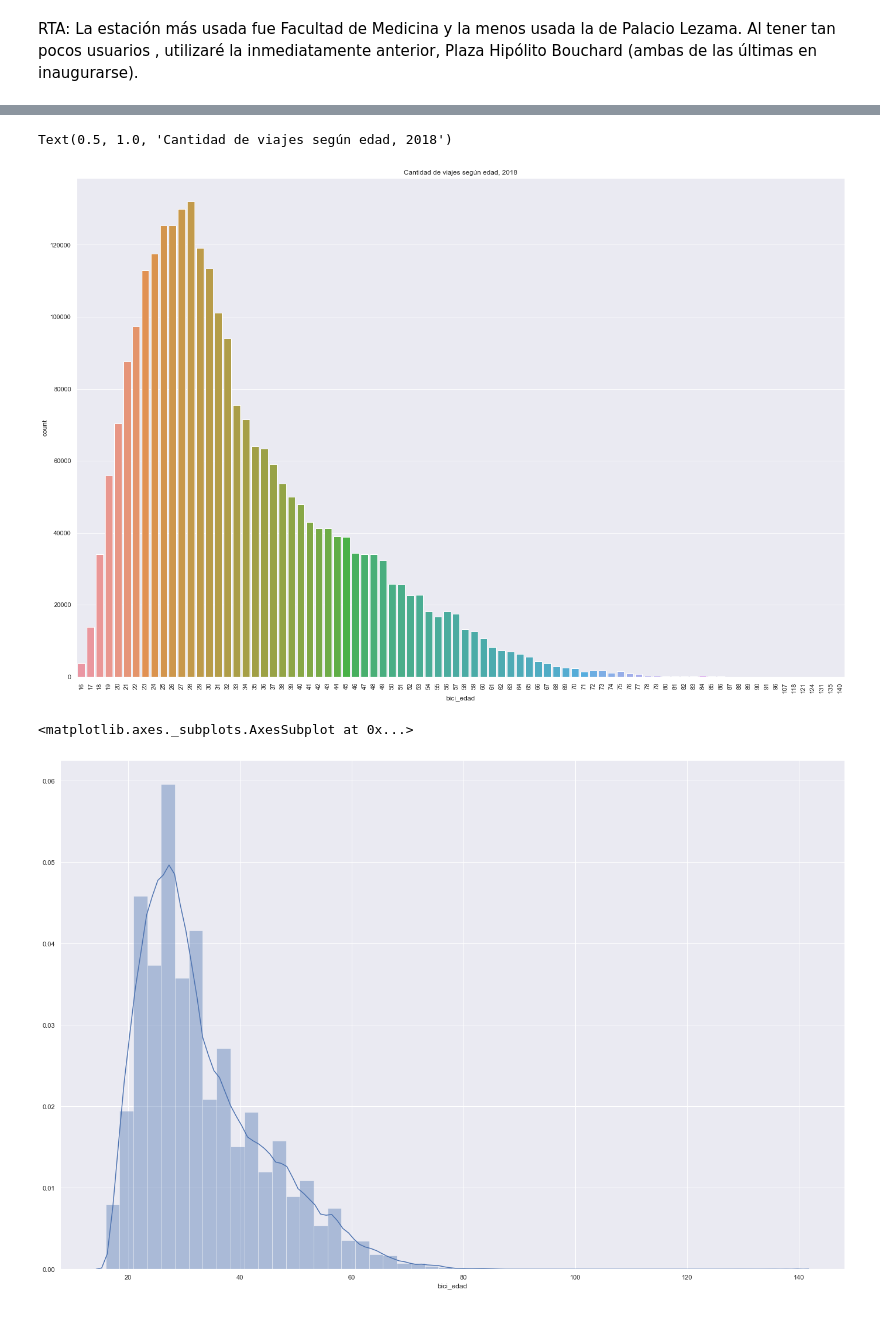
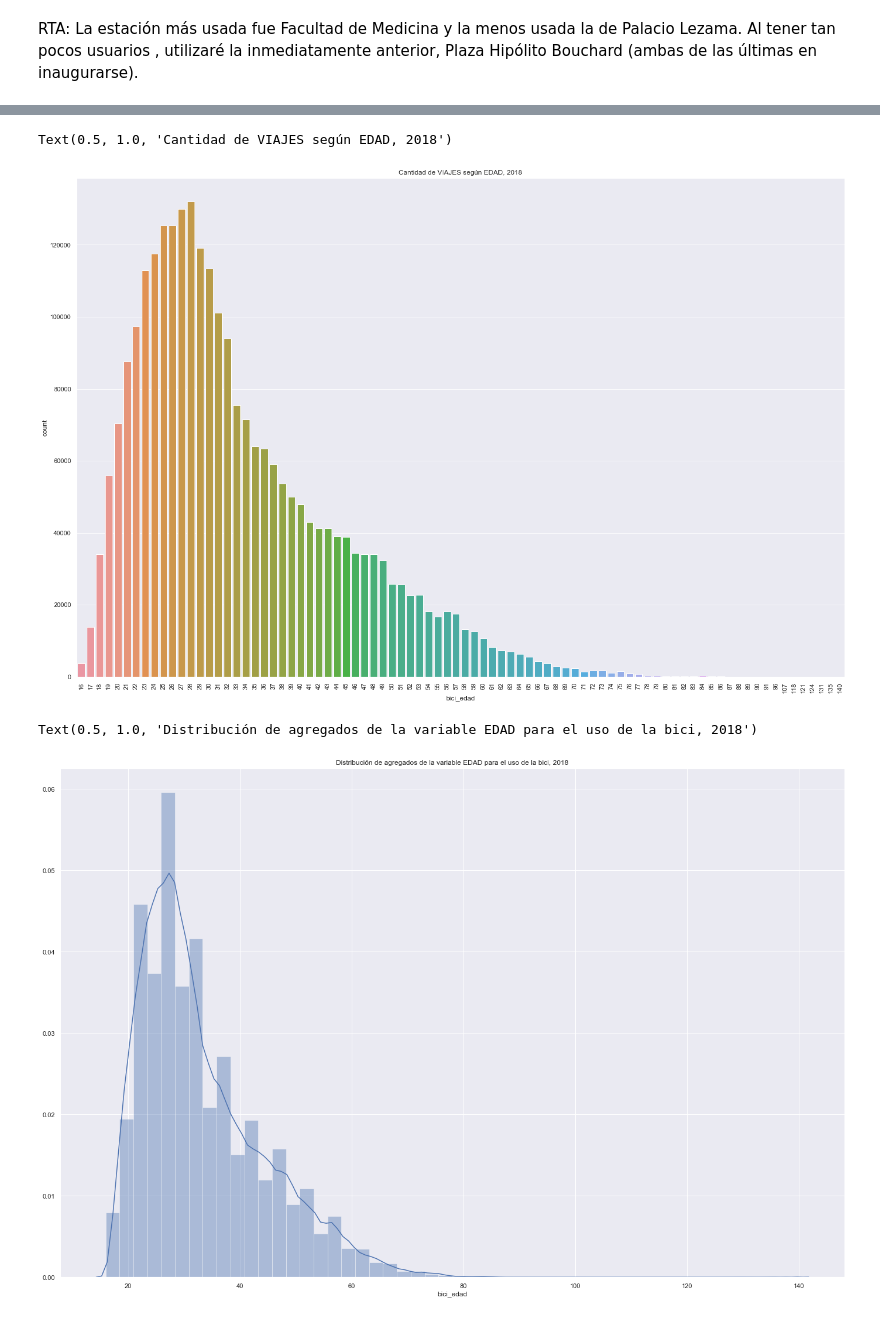
Before and after one commit to fpaterson/Acamica-Data-Science, a Jupyter notebook: Presentación personal/Presentación personal, dataset bicis.ipynb, the cells around one changed output, grey strips where cells are left out. Cells and saved outputs as stored; diff of their text form; code cells hidden in the pictures.

```diff
--- a/Presentación personal/Presentación personal, dataset bicis.ipynb
+++ b/Presentación personal/Presentación personal, dataset bicis.ipynb
@@ -190,13 +204,13 @@ RTA: La estación más usada fue Facultad de Medicina y la menos usada la de Pal
 #4.
 plt.xticks(rotation = 90)
 sns.set(style="darkgrid")
-sns.countplot("bici_edad", data=df).set_title("Cantidad de viajes según edad, 2018") #cómo eliminar los valores superiores del gráfico?
+sns.countplot("bici_edad", data=df).set_title("Cantidad de VIAJES según EDAD, 2018") #cómo eliminar los valores superiores del gráfico?
 # %% [output]
-Text(0.5, 1.0, 'Cantidad de viajes según edad, 2018')
+Text(0.5, 1.0, 'Cantidad de VIAJES según EDAD, 2018')
 [figure]
 # %%
 sns.set(style="darkgrid")
-sns.distplot(df["bici_edad"])
+sns.distplot(df["bici_edad"]).set_title("Distribución de agregados de la variable EDAD para el uso de la bici, 2018")
 # %% [output]
-<matplotlib.axes._subplots.AxesSubplot at 0x...>
+Text(0.5, 1.0, 'Distribución de agregados de la variable EDAD para el uso de la bici, 2018')
-[figure, old version]
+[figure, new version]
```
Also changed, not shown: parts of 20 cells of this notebook.
